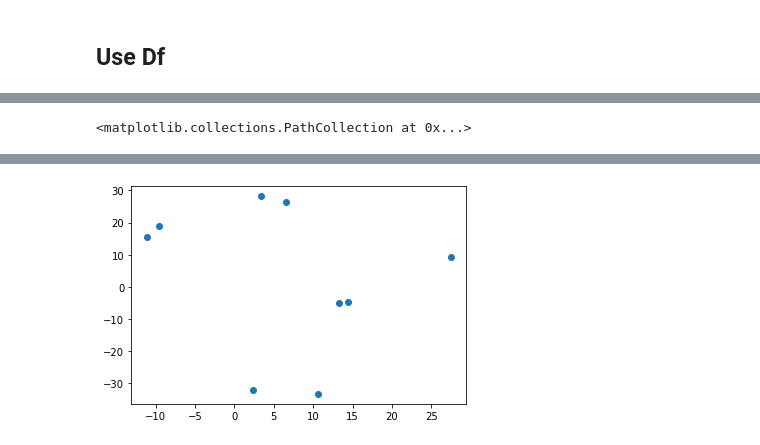
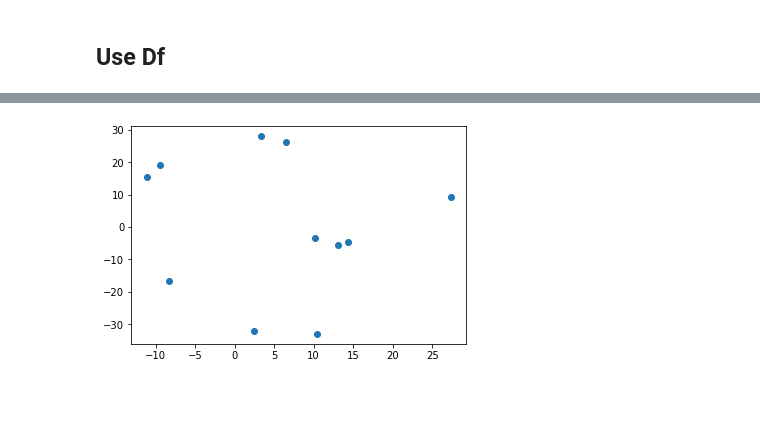
Before and after one commit to davidecarrara98/Multi-Object-Tracking-in-Complex-Urban-Scenarios, a Jupyter notebook: Under Development/Davide/Main_Davide.ipynb, the cells around one changed output, grey strips where cells are left out. Cells and saved outputs as stored; diff of their text form; code cells hidden in the pictures; blank space fills up the shorter version.

```diff
--- a/Under Development/Davide/Main_Davide.ipynb
+++ b/Under Development/Davide/Main_Davide.ipynb
@@ -69,10 +69,16 @@ df_142.reset_index(inplace=True, drop=True)
 df_143 = df_detections(hdf5data_143, 143)
 df_143.reset_index(inplace=True, drop=True)
 # %%
-df_to_concat = [df_109,df_130,df_142,df_143]
-df_complete = pd.concat(df_to_concat)
-df_complete.sort_values(by = ['frame'], inplace = True)
-df_complete.reset_index(inplace=True, drop=True)
+def concatenate_dfs(dfs, sort_cols):
+
+    df_to_concat = dfs
+    df_complete = pd.concat(df_to_concat)
+    df_complete.sort_values(by = sort_cols, inplace = True)
+    df_complete.reset_index(inplace=True, drop=True)
+
+    return df_complete
+
+df_complete = concatenate_dfs([df_109,df_130,df_142,df_143] , ['frame', 'camera'])
 df_complete
 # %% [output]
 |  | X_box | Y_box | Z_box | length_box | width_box | height_box | angle_box | timestamp | frame | camera |
@@ -227,7 +233,7 @@ df_complete[df_complete['frame'] == 0]
 # %%
-x = df_complete['X_box'][df_complete['frame'] == 0]
-y = df_complete['Y_box'][df_complete['frame'] == 0]
+x = df_complete['X_box'][df_complete['frame'] == 1]
+y = df_complete['Y_box'][df_complete['frame'] == 1]
 
 plt.scatter(x,y)
+df_complete[df_complete['frame'] == 1]
 # %% [output]
-<matplotlib.collections.PathCollection at 0x...>
@@ -234 +252 @@ plt.scatter(x,y)
-[figure, old version]
+[figure, new version]
```
Also changed, not shown: parts of 12 cells of this notebook.
